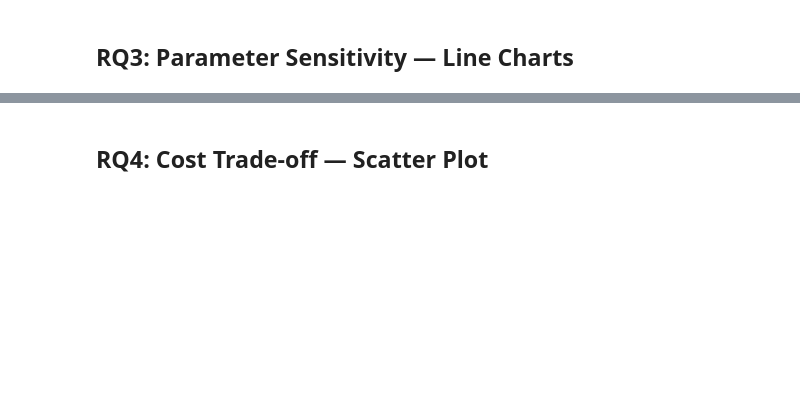
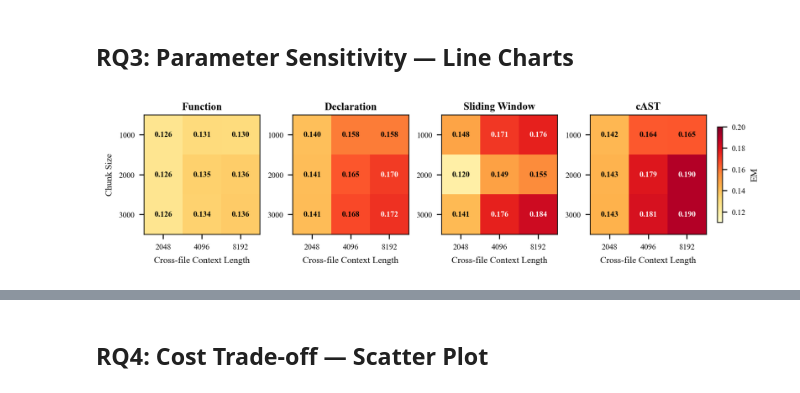
Before and after one commit to Si1w/chunk, a Jupyter notebook: eval/figure/cceval_figures.ipynb, the cells around one changed output, grey strips where cells are left out. Saved outputs shown, nothing was run; the diff lists cells and outputs as text; code cells hidden in the pictures; blank space fills up the shorter version.

```diff
--- a/eval/figure/cceval_figures.ipynb
+++ b/eval/figure/cceval_figures.ipynb
@@ -16,6 +16,16 @@ RESULT_DIR = Path("../cceval/result")
 OUTPUT_DIR = Path("./output")
 OUTPUT_DIR.mkdir(exist_ok=True)
 
-# TODO: Load data once cceval results are available
-# df = pd.read_csv(RESULT_DIR / "all_results.csv")
-# print(f"Total rows: {len(df)}")
+# Load data
+df = pd.read_csv(RESULT_DIR / "all_results.csv")
+
+# Separate baseline and RAG configurations
+baseline = df[df["method"] == "baseline"].copy()
+rag = df[df["method"] != "baseline"].copy()
+
+print(f"Total rows: {len(df)}, RAG rows: {len(rag)}, Baseline rows: {len(baseline)}")
+print(f"Methods: {sorted(rag['method'].unique())}")
+print(f"Retrievers: {sorted(rag['retriever'].unique())}")
+print(f"LLMs: {sorted(rag['llm'].unique())}")
+print(f"\nBaseline EM per LLM:")
+print(baseline[["llm", "EM"]].to_string(index=False))
@@ -35,0 +112,82 @@ Same format as RepoEval RQ1 table, single CrossCodeEval column.
+# %%
+# RQ3 — Heatmap: chunk_size × cross-file context length per strategy (1×4 grid)
+# Adapted from RepoEval version but without split dimension
+
+from matplotlib.colors import Normalize
+from matplotlib.cm import ScalarMappable
+
+METHOD_ORDER = ["function", "declaration", "sliding", "cast"]
+METHOD_LABELS = ["Function", "Declaration", "Sliding Window", "cAST"]
+CHUNK_SIZES = [1000, 2000, 3000]
+CONTEXT_LENS = [2048, 4096, 8192]
+METRIC = "EM"
+
+matplotlib.rcParams.update({
+    'font.family': 'serif',
+    'font.serif': ['Times New Roman', 'DejaVu Serif'],
+    'font.size': 8,
+    'axes.labelsize': 9,
+    'axes.titlesize': 9,
+    'xtick.labelsize': 8,
+    'ytick.labelsize': 7,
+    'figure.dpi': 300,
+    'savefig.dpi': 300,
+    'axes.linewidth': 0.6,
+})
+
+# Pre-compute grids
+grids = {}
+all_vals = []
+for method in METHOD_ORDER:
+    m = rag[rag["method"] == method]
+    grid = np.zeros((len(CHUNK_SIZES), len(CONTEXT_LENS)))
+    for r, cs in enumerate(CHUNK_SIZES):
+        for c, cl in enumerate(CONTEXT_LENS):
+            vals = m[(m["max_chunk_size"] == cs) & (m["max_crossfile_context"] == cl)][METRIC].values
+            grid[r, c] = np.mean(vals) if len(vals) > 0 else 0
+            all_vals.append(grid[r, c])
+    grids[method] = grid
+
+vmin = np.floor(min(all_vals) * 100) / 100
+vmax = np.ceil(max(all_vals) * 100) / 100
+norm = Normalize(vmin=vmin, vmax=vmax)
+cmap = plt.cm.YlOrRd
+
+fig, axes = plt.subplots(1, 4, figsize=(7, 1.8), constrained_layout=True)
+
+for col_idx, (method, mlabel) in enumerate(zip(METHOD_ORDER, METHOD_LABELS)):
+    ax = axes[col_idx]
+    grid = grids[method]
+
+    im = ax.imshow(grid, cmap=cmap, norm=norm, aspect="auto")
+
+    for r in range(len(CHUNK_SIZES)):
+        for c in range(len(CONTEXT_LENS)):
+            val = grid[r, c]
+            text_color = "white" if norm(val) > 0.65 else "black"
+            ax.text(c, r, f"{val:.3f}", ha="center", va="center",
+                    fontsize=6, color=text_color, fontweight="bold")
+
+    ax.set_xticks(range(len(CONTEXT_LENS)))
+    ax.set_xticklabels([str(c) for c in CONTEXT_LENS], fontsize=6)
+    ax.set_yticks(range(len(CHUNK_SIZES)))
+    ax.set_yticklabels([str(c) for c in CHUNK_SIZES], fontsize=6)
+
+    ax.set_xlabel("Cross-file Context Length", fontsize=7)
+    if col_idx == 0:
+        ax.set_ylabel("Chunk Size", fontsize=7)
+
+    ax.set_title(mlabel, fontweight="bold", fontsize=8, pad=4)
+
+# Single colorbar
+sm = ScalarMappable(cmap=cmap, norm=norm)
+sm.set_array([])
+cbar = fig.colorbar(sm, ax=axes[:], shrink=0.8, pad=0.02, aspect=20)
+cbar.ax.tick_params(labelsize=6)
+cbar.set_label(METRIC, fontsize=7)
+
+fig.savefig(OUTPUT_DIR / "cceval_rq3_heatmap.pdf", bbox_inches="tight", pad_inches=0.02)
+plt.show()
+print("Saved: output/cceval_rq3_heatmap.pdf")
+# %% [output]
+[figure, added]
```
Also changed, not shown: parts of 11 cells of this notebook, 16 other files.
